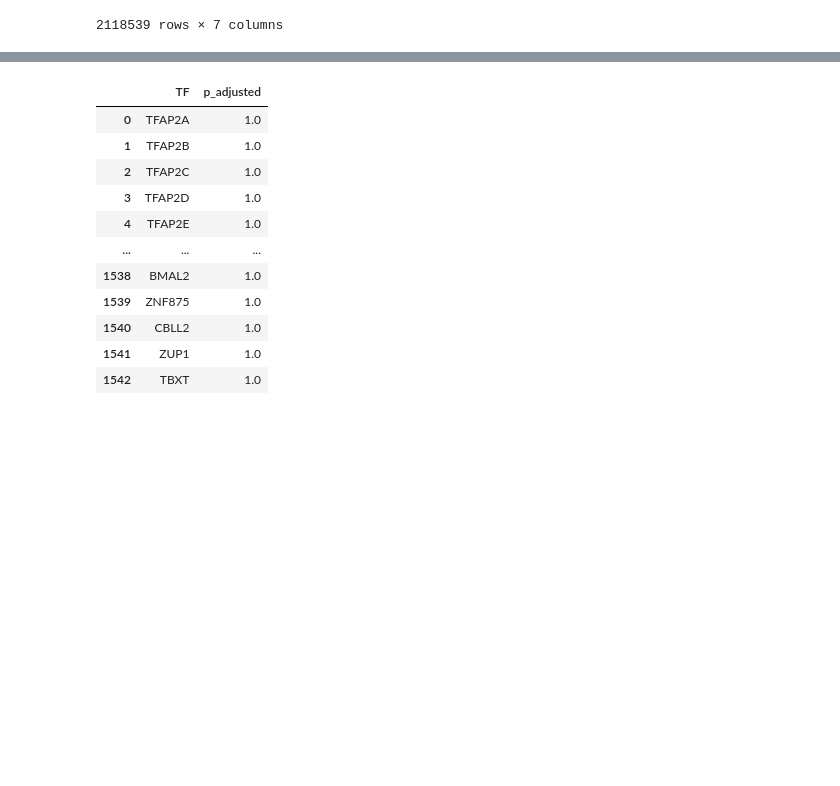
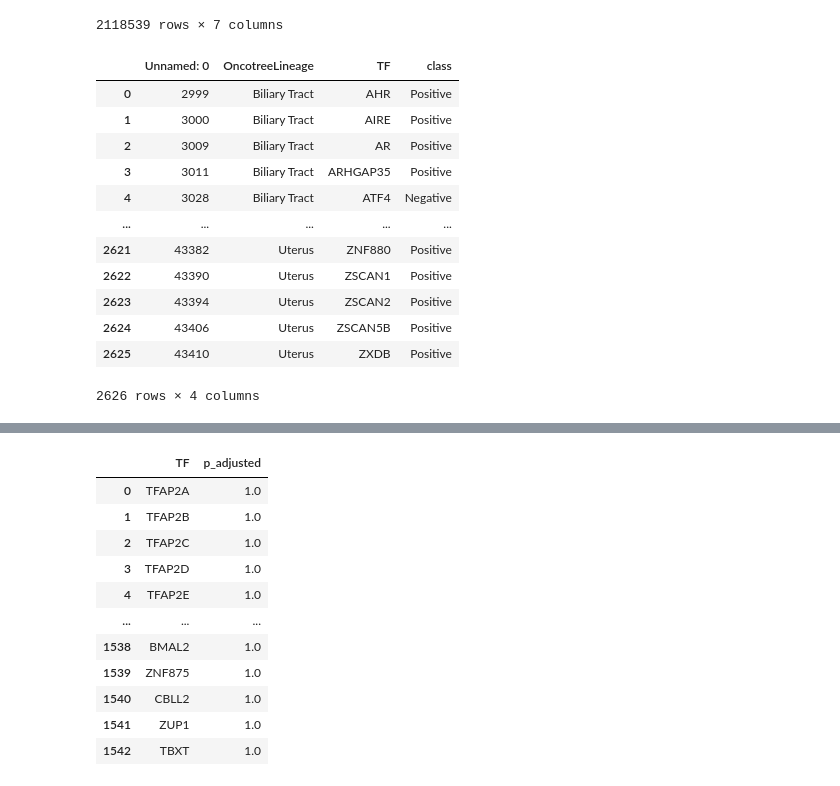
Before and after one commit to ddiannae/cancer_bootcamp25, a Jupyter notebook: 8_tf_translocation_analysis.ipynb, the cells around one changed output, grey strips where cells are left out. Saved outputs shown, nothing was run; the diff lists cells and outputs as text; code cells hidden in the pictures; blank space fills up the shorter version.

```diff
--- a/8_tf_translocation_analysis.ipynb
+++ b/8_tf_translocation_analysis.ipynb
@@ -167,3 +167,19 @@ tf_list_reviewed = pd.read_csv('tf_list_reviewed.csv')
+# %%
+tf_list_reviewed
+# %% [output]
+|  | Unnamed: 0 | OncotreeLineage | TF | class |
+| 0 | 2999 | Biliary Tract | AHR | Positive |
+| 1 | 3000 | Biliary Tract | AIRE | Positive |
+| 2 | 3009 | Biliary Tract | AR | Positive |
+| 3 | 3011 | Biliary Tract | ARHGAP35 | Positive |
+| 4 | 3028 | Biliary Tract | ATF4 | Negative |
+| ... | ... | ... | ... | ... |
+| 2621 | 43382 | Uterus | ZNF880 | Positive |
+| 2622 | 43390 | Uterus | ZSCAN1 | Positive |
+| 2623 | 43394 | Uterus | ZSCAN2 | Positive |
+| 2624 | 43406 | Uterus | ZSCAN5B | Positive |
+| 2625 | 43410 | Uterus | ZXDB | Positive |
+2626 rows × 4 columns
 # %%
 # Want to identify transcription factors involved in each translocation
 # If there is only one TF in a pair, add it to tf_translocation_side_a
```
Also changed, not shown: parts of 10 cells of this notebook, 1 other file.
